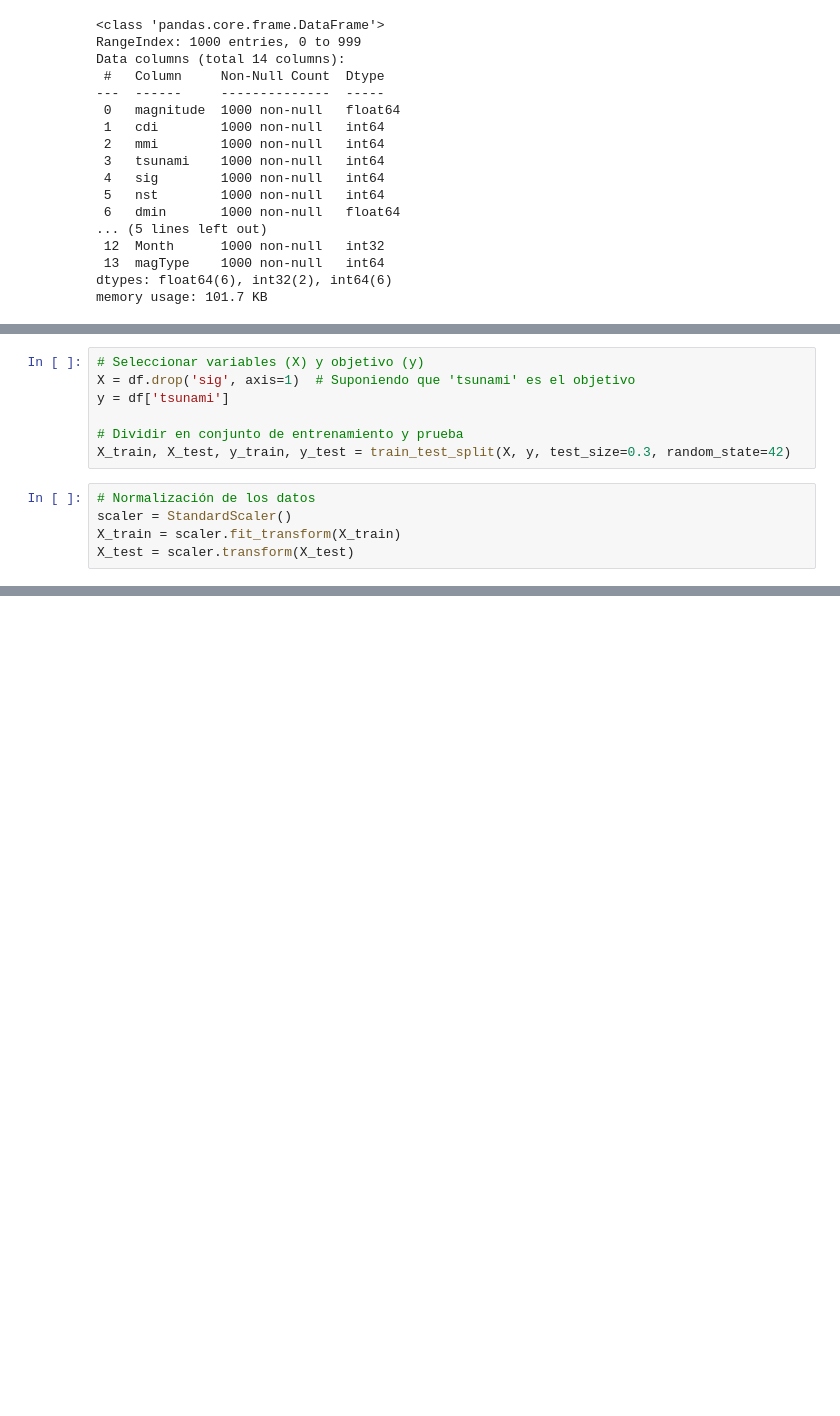
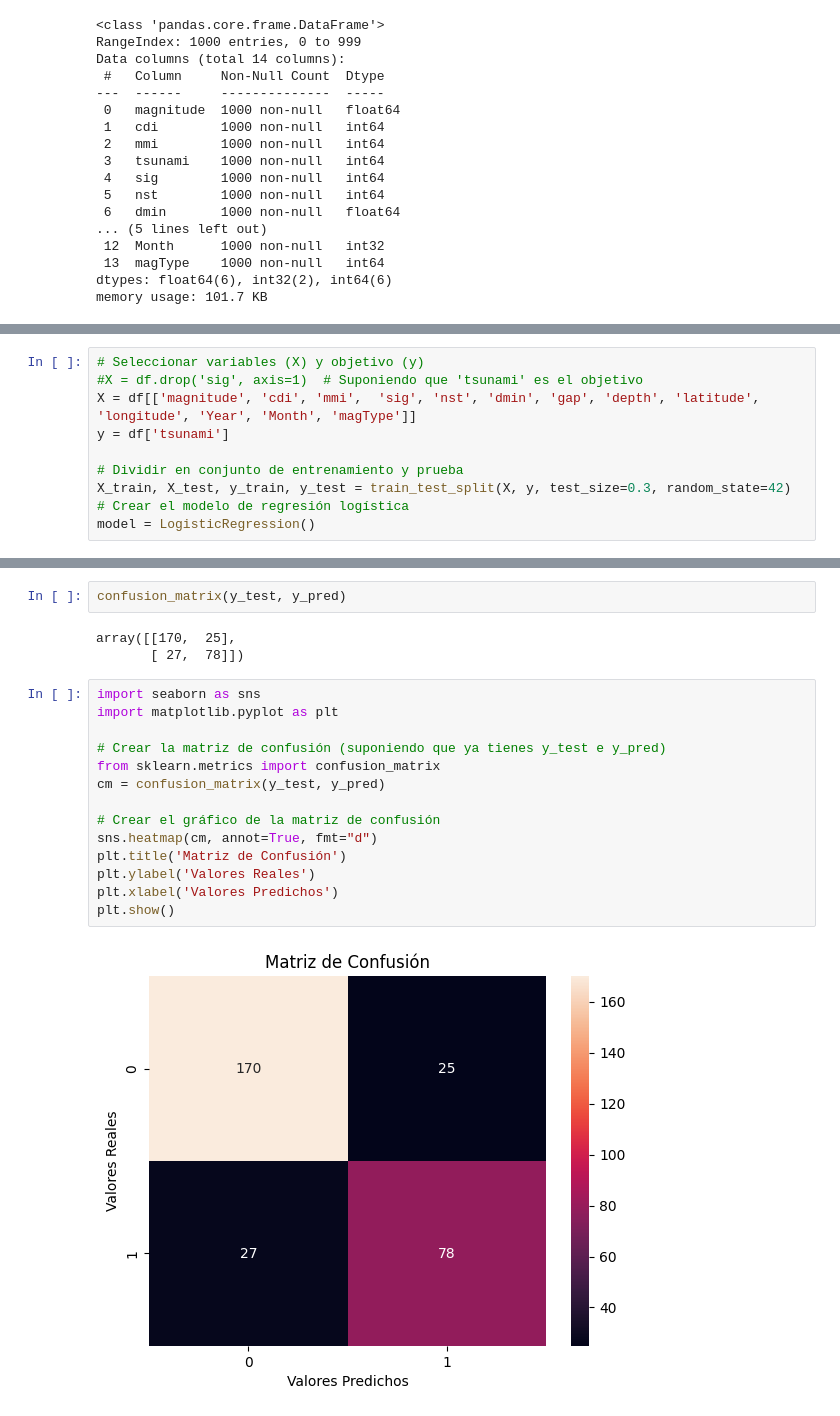
Before and after one commit to CristianLLDev/talentotech, a Jupyter notebook: Proyecto Final Regresion Logistica Terremotos/Proyecto_final_Bootcam_IA_Integrador_Terremotos_Cristian_Llanten.ipynb, the cells around one changed output, grey strips where cells are left out. Cells and saved outputs as stored; diff of their text form; blank space fills up the shorter version.

```diff
--- a/Proyecto Final Regresion Logistica Terremotos/Proyecto_final_Bootcam_IA_Integrador_Terremotos_Cristian_Llanten.ipynb
+++ b/Proyecto Final Regresion Logistica Terremotos/Proyecto_final_Bootcam_IA_Integrador_Terremotos_Cristian_Llanten.ipynb
@@ -316,12 +311,10 @@ memory usage: 101.7 KB
 # %%
 # Seleccionar variables (X) y objetivo (y)
-X = df.drop('sig', axis=1)  # Suponiendo que 'tsunami' es el objetivo
+#X = df.drop('sig', axis=1)  # Suponiendo que 'tsunami' es el objetivo
+X = df[['magnitude', 'cdi', 'mmi',  'sig', 'nst', 'dmin', 'gap', 'depth', 'latitude', 'longitude', 'Year', 'Month', 'magType']]
 y = df['tsunami']
 
 # Dividir en conjunto de entrenamiento y prueba
 X_train, X_test, y_train, y_test = train_test_split(X, y, test_size=0.3, random_state=42)
+# Crear el modelo de regresión logística
+model = LogisticRegression()
-# %%
-# Normalización de los datos
-scaler = StandardScaler()
-X_train = scaler.fit_transform(X_train)
-X_test = scaler.transform(X_test)
@@ -355,0 +343,21 @@ weighted avg       1.00      1.00      1.00       300
+# %%
+confusion_matrix(y_test, y_pred)
+# %% [output]
+array([[170,  25],
+       [ 27,  78]])
+# %%
+import seaborn as sns
+import matplotlib.pyplot as plt
+
+# Crear la matriz de confusión (suponiendo que ya tienes y_test e y_pred)
+from sklearn.metrics import confusion_matrix
+cm = confusion_matrix(y_test, y_pred)
+
+# Crear el gráfico de la matriz de confusión
+sns.heatmap(cm, annot=True, fmt="d")
+plt.title('Matriz de Confusión')
+plt.ylabel('Valores Reales')
+plt.xlabel('Valores Predichos')
+plt.show()
+# %% [output]
+[figure, added]
```
Also changed, not shown: parts of 13 cells of this notebook, 2 other files.
